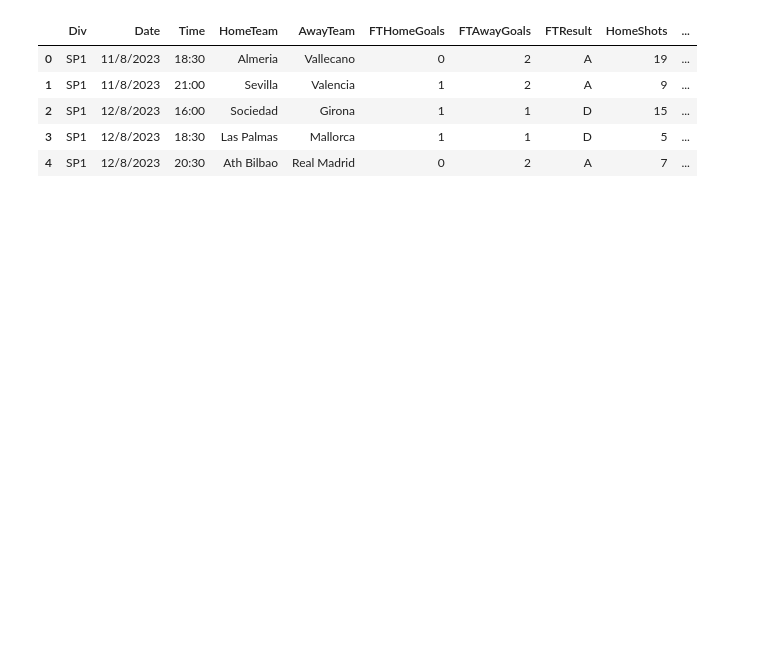
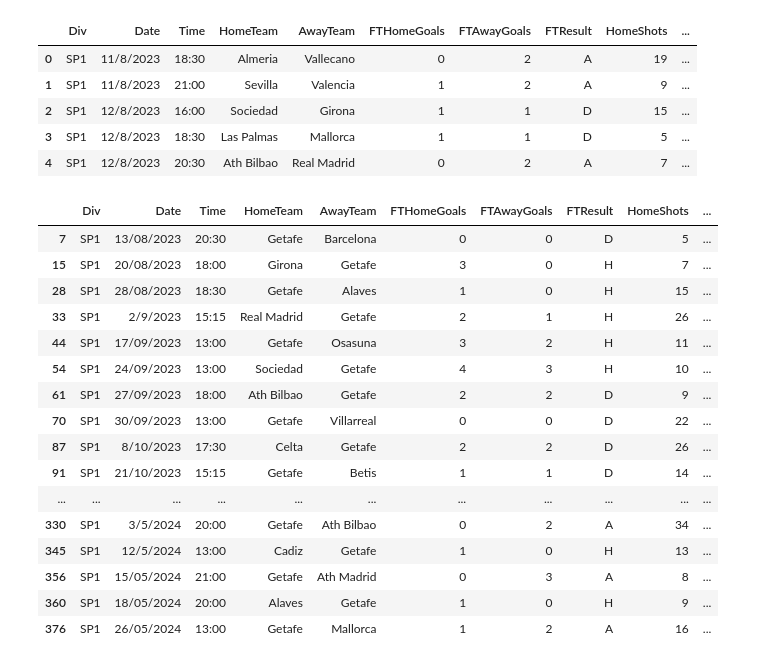
Before and after one commit to Tadespi/Getafe_LaLiga2324, a Jupyter notebook: Getafe La Liga 2324.ipynb, the cells around one changed output. Cells and saved outputs as stored; diff of their text form; code cells hidden in the pictures; blank space fills up the shorter version.

```diff
--- a/Getafe La Liga 2324.ipynb
+++ b/Getafe La Liga 2324.ipynb
@@ -13,3 +13,25 @@ la_liga.head()
 | 2 | SP1 | 12/8/2023 | 16:00 | Sociedad | Girona | 1 | 1 | D | 15 | ... |
 | 3 | SP1 | 12/8/2023 | 18:30 | Las Palmas | Mallorca | 1 | 1 | D | 5 | ... |
 | 4 | SP1 | 12/8/2023 | 20:30 | Ath Bilbao | Real Madrid | 0 | 2 | A | 7 | ... |
+# %%
+# Focus on Getafe
+getafe_matches = la_liga[(la_liga['HomeTeam'] == 'Getafe') | (la_liga['AwayTeam'] == 'Getafe')]
+getafe_matches
+# %% [output]
+|  | Div | Date | Time | HomeTeam | AwayTeam | FTHomeGoals | FTAwayGoals | FTResult | HomeShots | ... |
+| 7 | SP1 | 13/08/2023 | 20:30 | Getafe | Barcelona | 0 | 0 | D | 5 | ... |
+| 15 | SP1 | 20/08/2023 | 18:00 | Girona | Getafe | 3 | 0 | H | 7 | ... |
+| 28 | SP1 | 28/08/2023 | 18:30 | Getafe | Alaves | 1 | 0 | H | 15 | ... |
+| 33 | SP1 | 2/9/2023 | 15:15 | Real Madrid | Getafe | 2 | 1 | H | 26 | ... |
+| 44 | SP1 | 17/09/2023 | 13:00 | Getafe | Osasuna | 3 | 2 | H | 11 | ... |
+| 54 | SP1 | 24/09/2023 | 13:00 | Sociedad | Getafe | 4 | 3 | H | 10 | ... |
+| 61 | SP1 | 27/09/2023 | 18:00 | Ath Bilbao | Getafe | 2 | 2 | D | 9 | ... |
+| 70 | SP1 | 30/09/2023 | 13:00 | Getafe | Villarreal | 0 | 0 | D | 22 | ... |
+| 87 | SP1 | 8/10/2023 | 17:30 | Celta | Getafe | 2 | 2 | D | 26 | ... |
+| 91 | SP1 | 21/10/2023 | 15:15 | Getafe | Betis | 1 | 1 | D | 14 | ... |
+| ... | ... | ... | ... | ... | ... | ... | ... | ... | ... | ... |
+| 330 | SP1 | 3/5/2024 | 20:00 | Getafe | Ath Bilbao | 0 | 2 | A | 34 | ... |
+| 345 | SP1 | 12/5/2024 | 13:00 | Cadiz | Getafe | 1 | 0 | H | 13 | ... |
+| 356 | SP1 | 15/05/2024 | 21:00 | Getafe | Ath Madrid | 0 | 3 | A | 8 | ... |
+| 360 | SP1 | 18/05/2024 | 20:00 | Alaves | Getafe | 1 | 0 | H | 9 | ... |
+| 376 | SP1 | 26/05/2024 | 13:00 | Getafe | Mallorca | 1 | 2 | A | 16 | ... |
```
Also changed, not shown: parts of 3 cells of this notebook.
